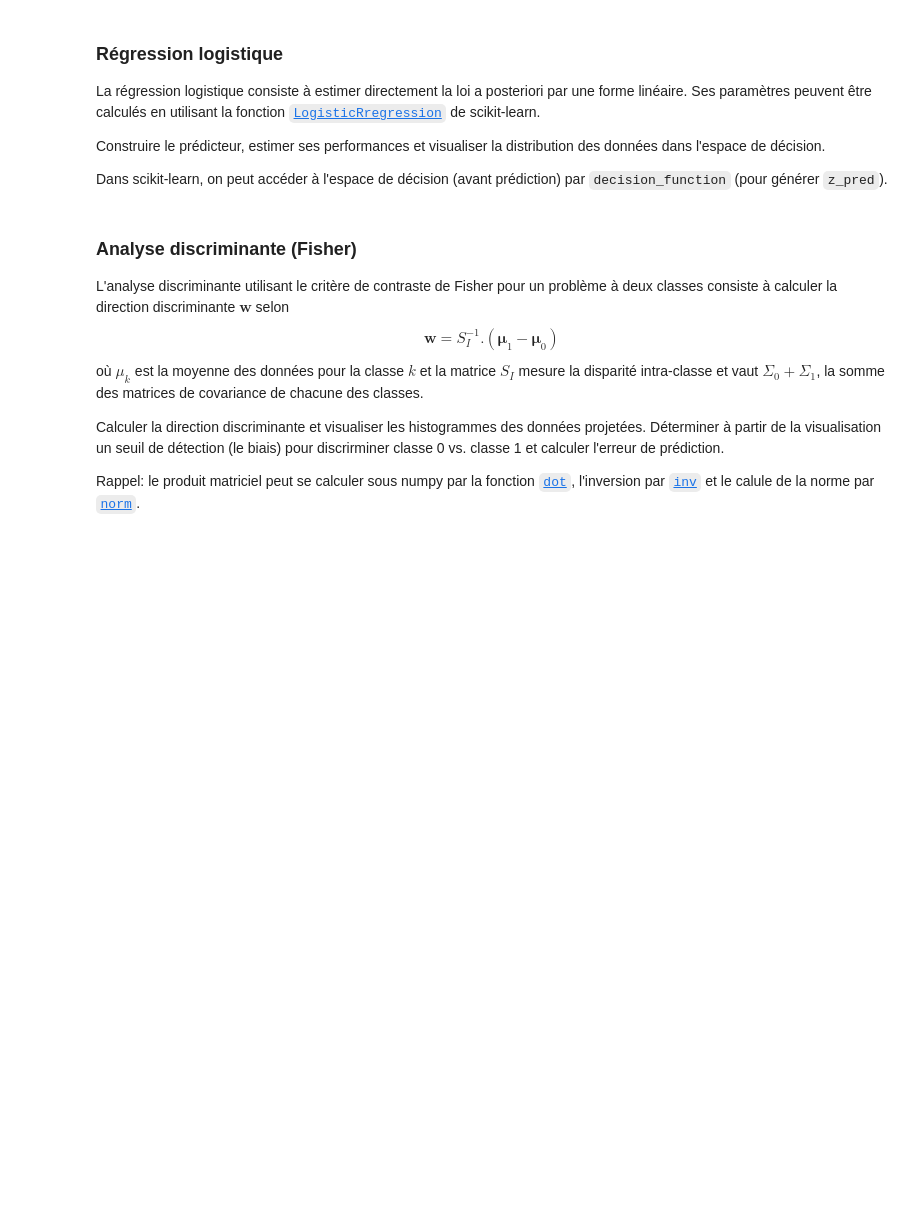
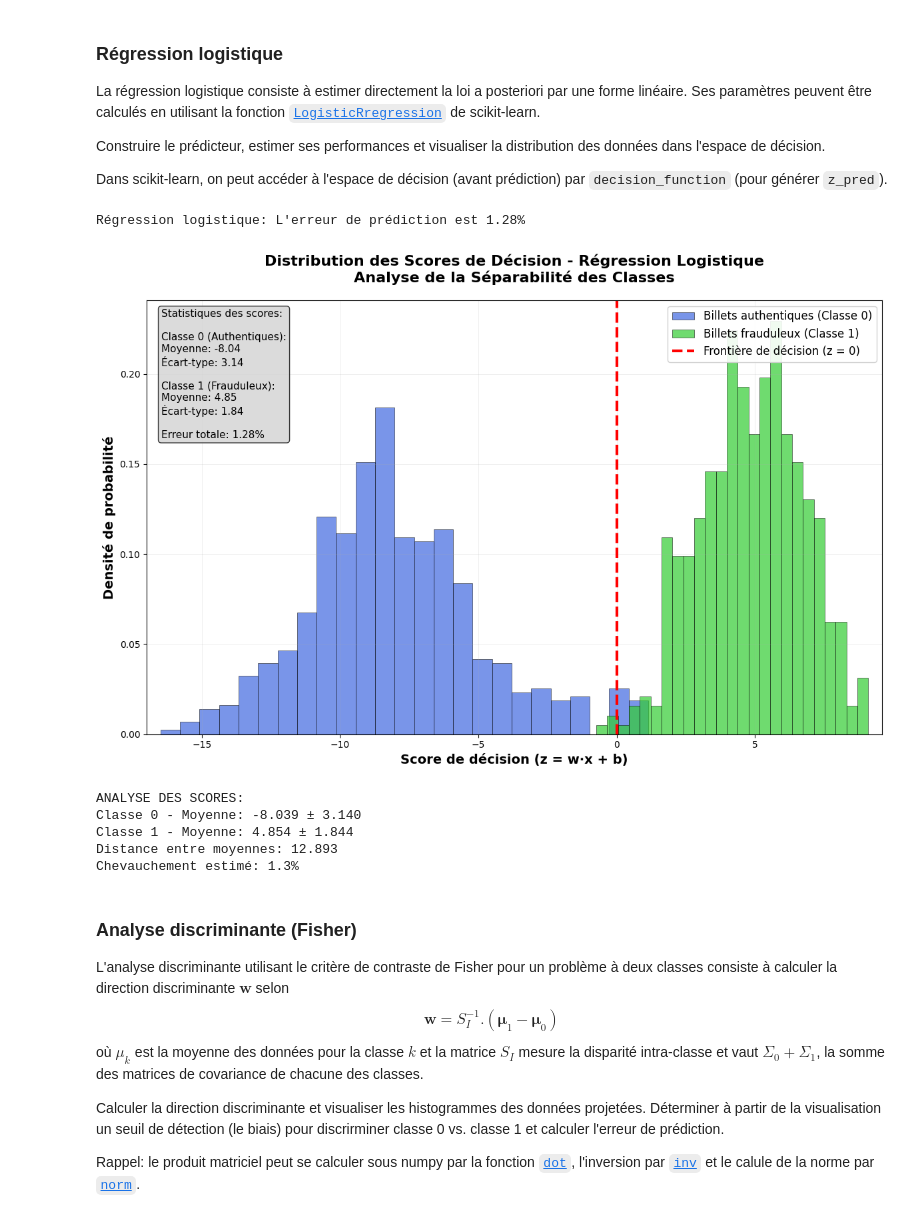
Before and after one commit to RowanHoupa35/ML-TD1, a Jupyter notebook: ENSTA/td_gaussien_bayesien.ipynb, the cells around one changed output. Saved outputs shown, nothing was run; the diff lists cells and outputs as text; code cells hidden in the pictures; blank space fills up the shorter version.

```diff
--- a/ENSTA/td_gaussien_bayesien.ipynb
+++ b/ENSTA/td_gaussien_bayesien.ipynb
@@ -528,3 +935,78 @@ plt.show()
+# %%
+from sklearn.linear_model import LogisticRegression
+import matplotlib.pyplot as plt
+import numpy as np
+
+#######################
+# METTRE VOTRE CODE ICI
+
+clf = LogisticRegression(random_state=42).fit(X_train, y_train)
+erreur = 100 * (1 - clf.score(X_test, y_test))
+print(f"Régression logistique: L'erreur de prédiction est {erreur:.2f}%")
+
+z_pred = clf.decision_function(X_test)
+
+############################
+
+# Séparation des scores par classe
+Z0 = z_pred[y_test == 0]  # Billets authentiques
+Z1 = z_pred[y_test == 1]  # Billets frauduleux
+
+# Création d'une figure professionnelle
+plt.figure(figsize=(12, 8))
+
+# Histogrammes avec paramètres optimisés
+plt.hist(Z0, color='royalblue', alpha=0.7, bins=25,
+         label='Billets authentiques (Classe 0)', density=True, edgecolor='black', linewidth=0.5)
+plt.hist(Z1, color='limegreen', alpha=0.7, bins=25,
+         label='Billets frauduleux (Classe 1)', density=True, edgecolor='black', linewidth=0.5)
+
+# Ligne de décision bien visible
+plt.axvline(x=0, color='red', linestyle='--', linewidth=3,
+           label='Frontière de décision (z = 0)')
+
+# Personnalisation avancée
+plt.xlabel('Score de décision (z = w⋅x + b)', fontsize=14, fontweight='bold')
+plt.ylabel('Densité de probabilité', fontsize=14, fontweight='bold')
+plt.title('Distribution des Scores de Décision - Régression Logistique\nAnalyse de la Séparabilité des Classes',
+          fontsize=16, fontweight='bold', pad=20)
+
+# Légende détaillée
+plt.legend(loc='upper right', fontsize=12, framealpha=0.9)
+
+# Amélioration des axes et grille
+plt.grid(True, alpha=0.3, linestyle='-', linewidth=0.5)
+plt.xlim(min(z_pred) - 0.5, max(z_pred) + 0.5)
+
+# Ajout d'informations statistiques
+mean_0, std_0 = np.mean(Z0), np.std(Z0)
+mean_1, std_1 = np.mean(Z1), np.std(Z1)
+
+info_text = f'Statistiques des scores:\n\nClasse 0 (Authentiques):\nMoyenne: {mean_0:.2f}\nÉcart-type: {std_0:.2f}\n\nClasse 1 (Frauduleux):\nMoyenne: {mean_1:.2f}\nÉcart-type: {std_1:.2f}\n\nErreur totale: {erreur:.2f}%'
+
+plt.text(0.02, 0.98, info_text, transform=plt.gca().transAxes, fontsize=11,
+         verticalalignment='top', bbox=dict(boxstyle='round', facecolor='lightgray', alpha=0.8))
+
+# Ajustements finaux
+plt.tight_layout()
+plt.show()
+
+# Affichage complémentaire dans la console
+print(f"\nANALYSE DES SCORES:")
+print(f"Classe 0 - Moyenne: {mean_0:.3f} \u00b1 {std_0:.3f}")
+print(f"Classe 1 - Moyenne: {mean_1:.3f} \u00b1 {std_1:.3f}")
+print(f"Distance entre moyennes: {abs(mean_1 - mean_0):.3f}")
+# Corrected calculation for overlap (sum of misclassifications from each class)
+overlap_count = np.sum(Z0 > 0) + np.sum(Z1 < 0)
+print(f"Chevauchement estimé: {overlap_count / len(z_pred):.1%}")
+# %% [output]
+Régression logistique: L'erreur de prédiction est 1.28%
+[figure, added]
+ANALYSE DES SCORES:
+Classe 0 - Moyenne: -8.039 ± 3.140
+Classe 1 - Moyenne: 4.854 ± 1.844
+Distance entre moyennes: 12.893
+Chevauchement estimé: 1.3%
 # %% [markdown]
 ### Analyse discriminante (Fisher)
 
```
Also changed, not shown: parts of 49 cells of this notebook.
